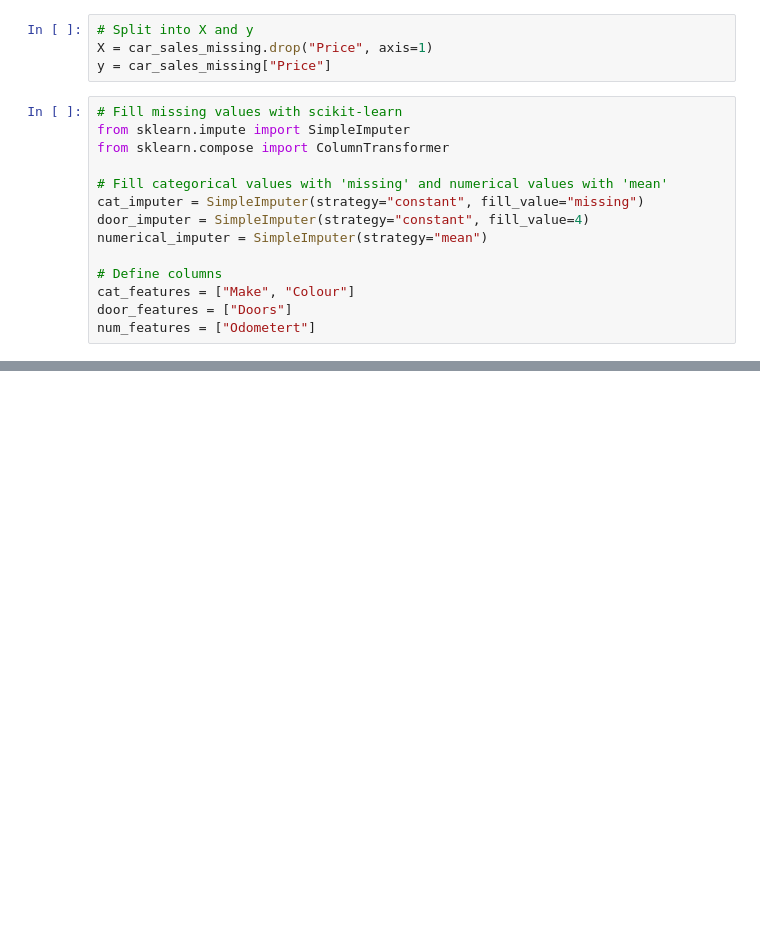
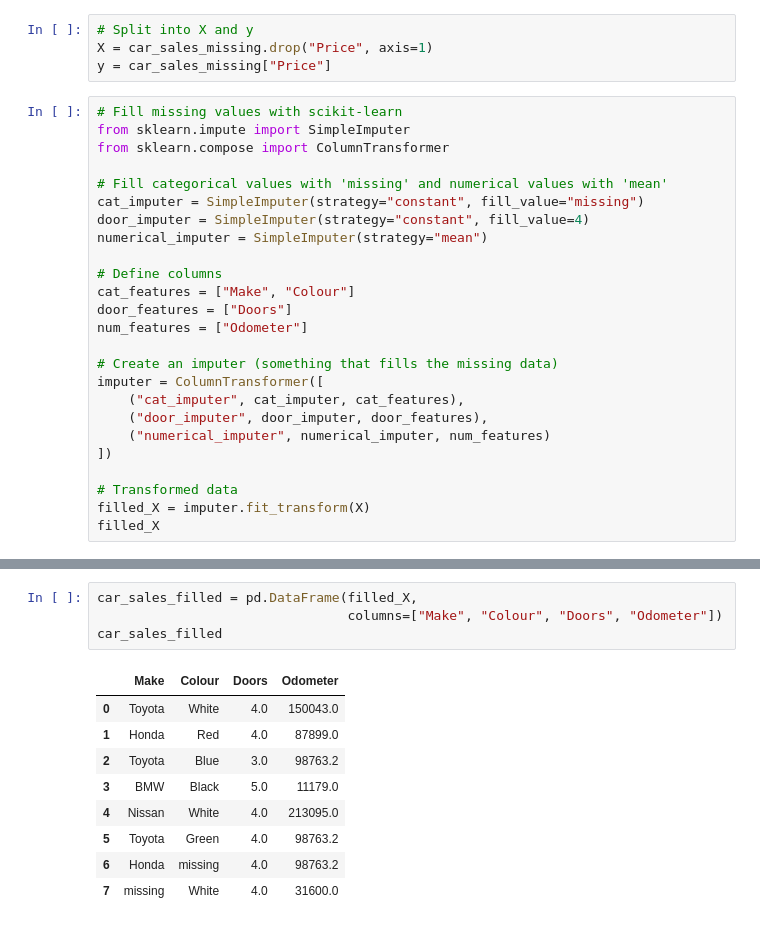
Before and after one commit to Venkats-AI-codes/AI_practices, a Jupyter notebook: Intro_scikit_learn.ipynb, the cells around one changed output, grey strips where cells are left out. Cells and saved outputs as stored; diff of their text form; blank space fills up the shorter version.

```diff
--- a/Intro_scikit_learn.ipynb
+++ b/Intro_scikit_learn.ipynb
@@ -697,4 +704,15 @@ numerical_imputer = SimpleImputer(strategy="mean")
 # Define columns
 cat_features = ["Make", "Colour"]
 door_features = ["Doors"]
-num_features = ["Odometert"]
+num_features = ["Odometer"]
+
+# Create an imputer (something that fills the missing data)
+imputer = ColumnTransformer([
+    ("cat_imputer", cat_imputer, cat_features),
+    ("door_imputer", door_imputer, door_features),
+    ("numerical_imputer", numerical_imputer, num_features)
+])
+
+# Transformed data
+filled_X = imputer.fit_transform(X)
+filled_X
@@ -700,0 +728,14 @@ num_features = ["Odometert"]
+# %%
+car_sales_filled = pd.DataFrame(filled_X,
+                                columns=["Make", "Colour", "Doors", "Odometer"])
+car_sales_filled
+# %% [output]
+|  | Make | Colour | Doors | Odometer |
+| 0 | Toyota | White | 4.0 | 150043.0 |
+| 1 | Honda | Red | 4.0 | 87899.0 |
+| 2 | Toyota | Blue | 3.0 | 98763.2 |
+| 3 | BMW | Black | 5.0 | 11179.0 |
+| 4 | Nissan | White | 4.0 | 213095.0 |
+| 5 | Toyota | Green | 4.0 | 98763.2 |
+| 6 | Honda | missing | 4.0 | 98763.2 |
+| 7 | missing | White | 4.0 | 31600.0 |
```
Also changed, not shown: parts of 6 cells of this notebook.
